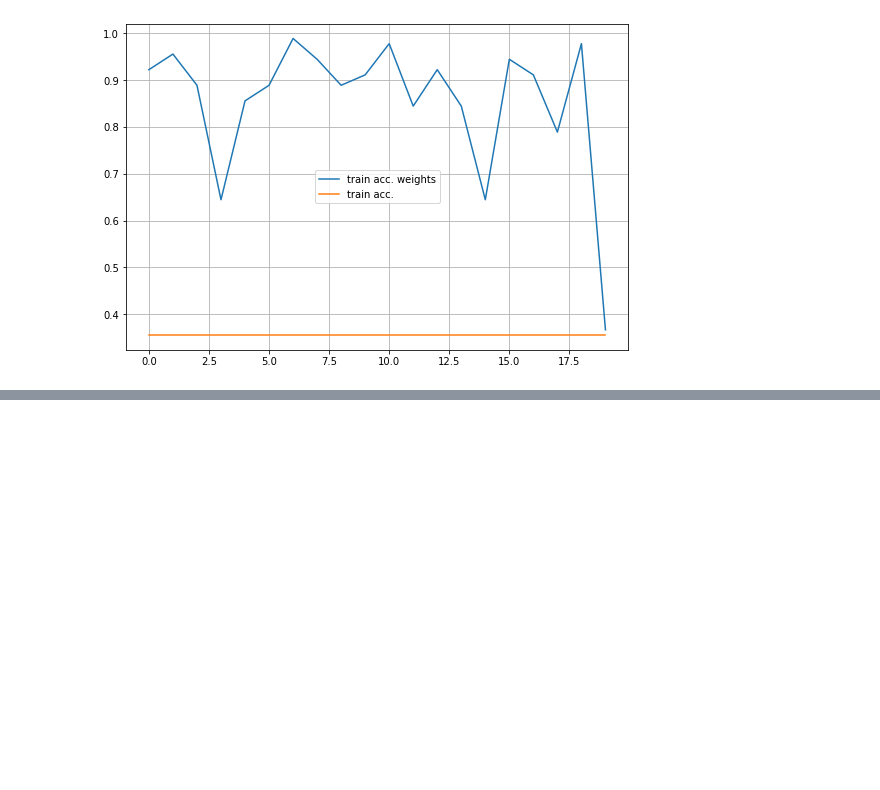
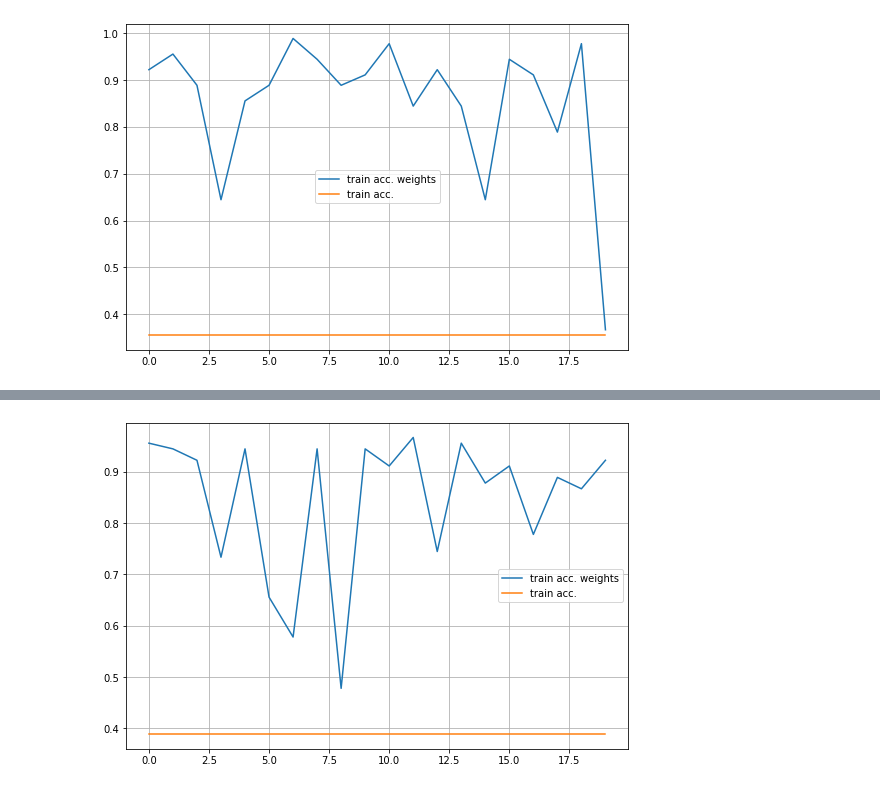
Before and after one commit to Altair200333/ML_tasks, a Jupyter notebook: task1/knn_shuffle_performance.ipynb, the cells around one changed output, grey strips where cells are left out. Cells and saved outputs as stored; diff of their text form; code cells hidden in the pictures; blank space fills up the shorter version.

```diff
--- a/task1/knn_shuffle_performance.ipynb
+++ b/task1/knn_shuffle_performance.ipynb
@@ -60,0 +74,9 @@ plt.show()
+# %%
+plt.plot(np.array(spread)[:, 2], label='train acc. weights')
+plt.plot(np.array(spread)[:, 0], label='train acc.')
+
+plt.legend()
+plt.grid()
+plt.show()
+# %% [output]
+[figure, added]
```
Also changed, not shown: parts of 3 cells of this notebook, 1 other file.
